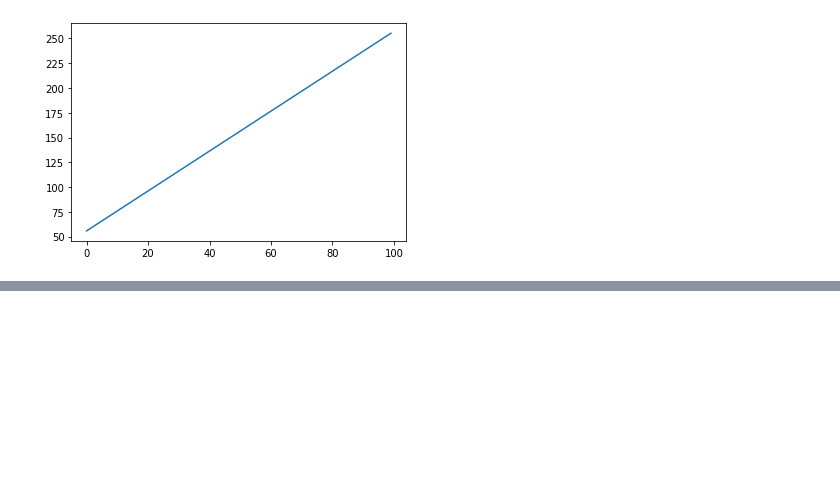
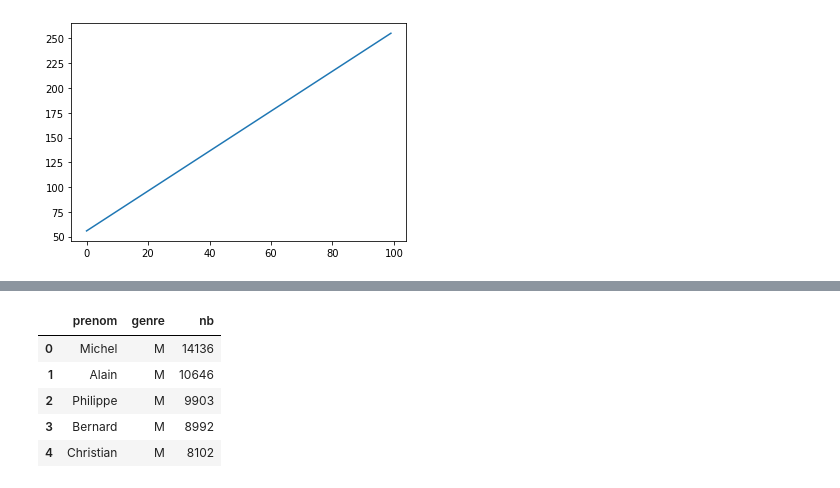
Before and after one commit to Bl3f/amse2021, a Jupyter notebook: Groupe-A/Day 4 - ML - 2021-03-26.ipynb, the cells around one changed output, grey strips where cells are left out. Cells and saved outputs as stored; diff of their text form; code cells hidden in the pictures; blank space fills up the shorter version.

```diff
--- a/Groupe-A/Day 4 - ML - 2021-03-26.ipynb
+++ b/Groupe-A/Day 4 - ML - 2021-03-26.ipynb
@@ -58,0 +125,9 @@ ax = df.plot.scatter(x="age", y="size")
+# %%
+df.head()
+# %% [output]
+|  | prenom | genre | nb |
+| 0 | Michel | M | 14136 |
+| 1 | Alain | M | 10646 |
+| 2 | Philippe | M | 9903 |
+| 3 | Bernard | M | 8992 |
+| 4 | Christian | M | 8102 |
```
Also changed, not shown: parts of 24 cells of this notebook.
